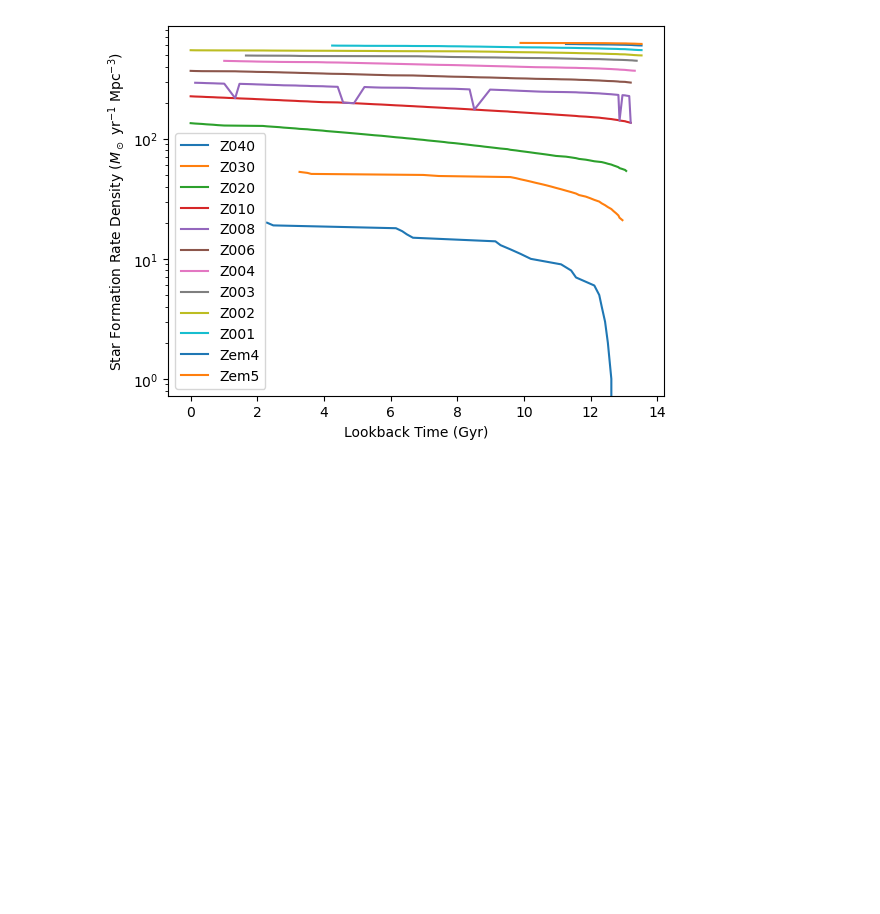
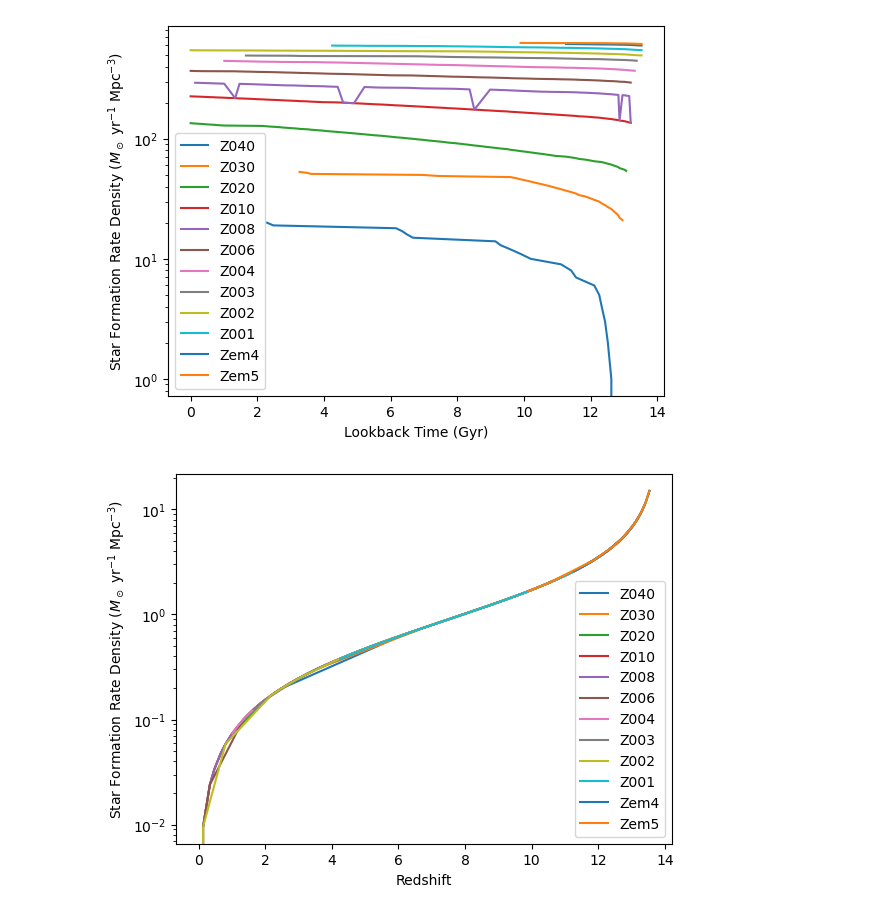
Before and after one commit to NicholaCharlton/Y4_Project, a Jupyter notebook: Nichola/Reducing_SFH_Data.ipynb, the cells around one changed output. Cells and saved outputs as stored; diff of their text form; code cells hidden in the pictures; blank space fills up the shorter version.

```diff
--- a/Nichola/Reducing_SFH_Data.ipynb
+++ b/Nichola/Reducing_SFH_Data.ipynb
@@ -169,3 +171,25 @@ plt.legend()
 plt.show()
 # %% [output]
 [figure]
+# %%
+# reduced SFH data against redshift
+
+plt.plot(LB_time_Z040, z_Z040, label='Z040')
+plt.plot(LB_time_Z030, z_Z030, label='Z030')
+plt.plot(LB_time_Z020, z_Z020, label='Z020')
+plt.plot(LB_time_Z010, z_Z010, label='Z010')
+plt.plot(LB_time_Z008, z_Z008, label='Z008')
+plt.plot(LB_time_Z006, z_Z006, label='Z006')
+plt.plot(LB_time_Z004, z_Z004, label='Z004')
+plt.plot(LB_time_Z003, z_Z003, label='Z003')
+plt.plot(LB_time_Z002, z_Z002, label='Z002')
+plt.plot(LB_time_Z001, z_Z001, label='Z001')
+plt.plot(LB_time_Zem4, z_Zem4, label='Zem4')
+plt.plot(LB_time_Zem5, z_Zem5, label='Zem5')
+plt.yscale('log')
+plt.ylabel('Star Formation Rate Density ($M_\odot$ yr$^{-1}$ Mpc$^{-3}$)')
+plt.xlabel('Redshift')
+plt.legend()
+plt.show()
+# %% [output]
+[figure, added]
```
Also changed, not shown: parts of 2 cells of this notebook.
